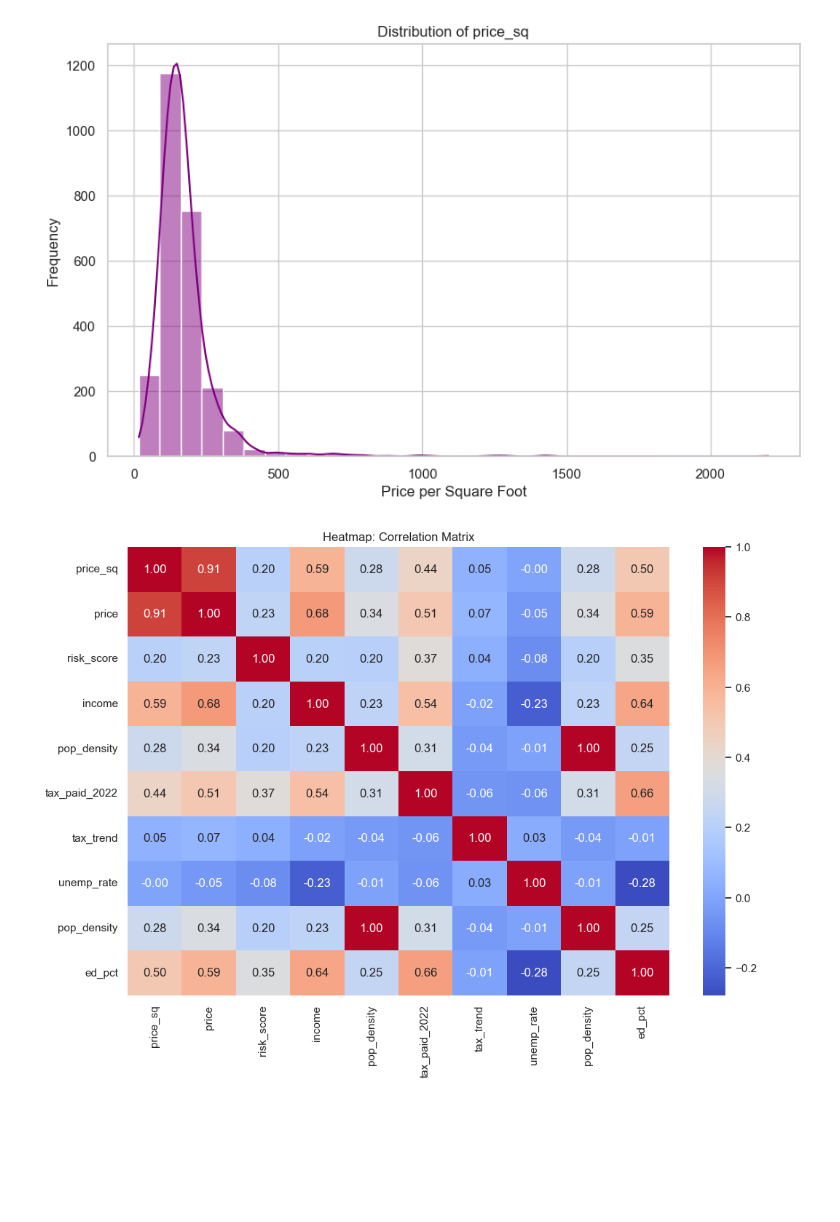
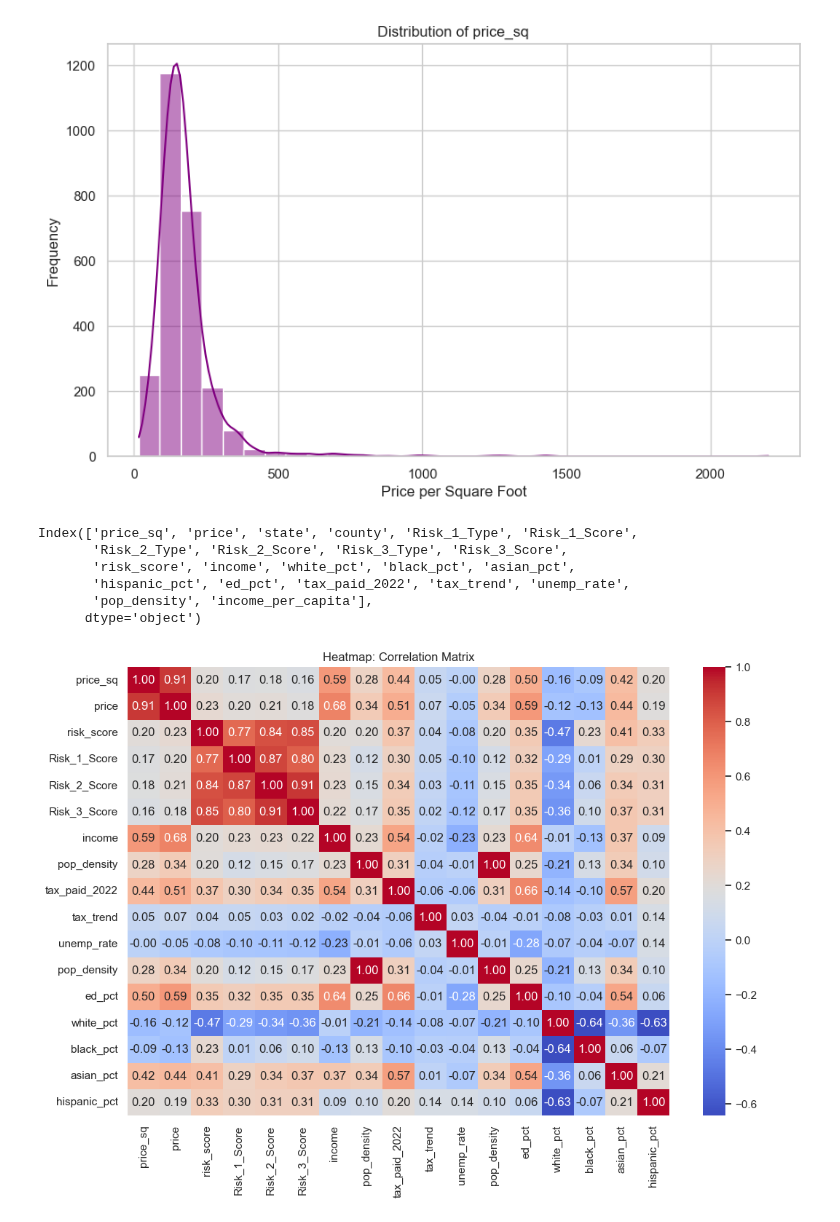
Before and after one commit to jahnavi-maddhuri/Climate-Risk-Impact-on-House-Prices, a Jupyter notebook: model_zx.ipynb, the cells around one changed output. Drawn from its saved outputs; the diff is of its cells as text; code cells hidden in the pictures; blank space fills up the shorter version.

```diff
--- a/model_zx.ipynb
+++ b/model_zx.ipynb
@@ -56,28 +75,40 @@ plt.ylabel("Frequency")
 plt.show()
 # %% [output]
 [figure]
+# %%
+eda_df.columns
+# %% [output]
+Index(['price_sq', 'price', 'state', 'county', 'Risk_1_Type', 'Risk_1_Score',
+       'Risk_2_Type', 'Risk_2_Score', 'Risk_3_Type', 'Risk_3_Score',
+       'risk_score', 'income', 'white_pct', 'black_pct', 'asian_pct',
+       'hispanic_pct', 'ed_pct', 'tax_paid_2022', 'tax_trend', 'unemp_rate',
+       'pop_density', 'income_per_capita'],
+      dtype='object')
 # %%
 plt.figure(figsize=(12, 8))
-corr = df[
+corr = eda_df[
     [
         "price_sq",
         "price",
         "risk_score",
+        "Risk_1_Score",
+        "Risk_2_Score",
+        "Risk_3_Score",
         "income",
         "pop_density",
         "tax_paid_2022",
         "tax_trend",
         "unemp_rate",
         "pop_density",
         "ed_pct",
         "white_pct",
         "black_pct",
         "asian_pct",
         "hispanic_pct",
     ]
 ].corr()
 sns.heatmap(corr, annot=True, cmap="coolwarm", fmt=".2f")
 plt.title("Heatmap: Correlation Matrix")
 plt.show()
 # %% [output]
-[figure, old version]
+[figure, new version]
```
Also changed, not shown: parts of 18 cells of this notebook.
